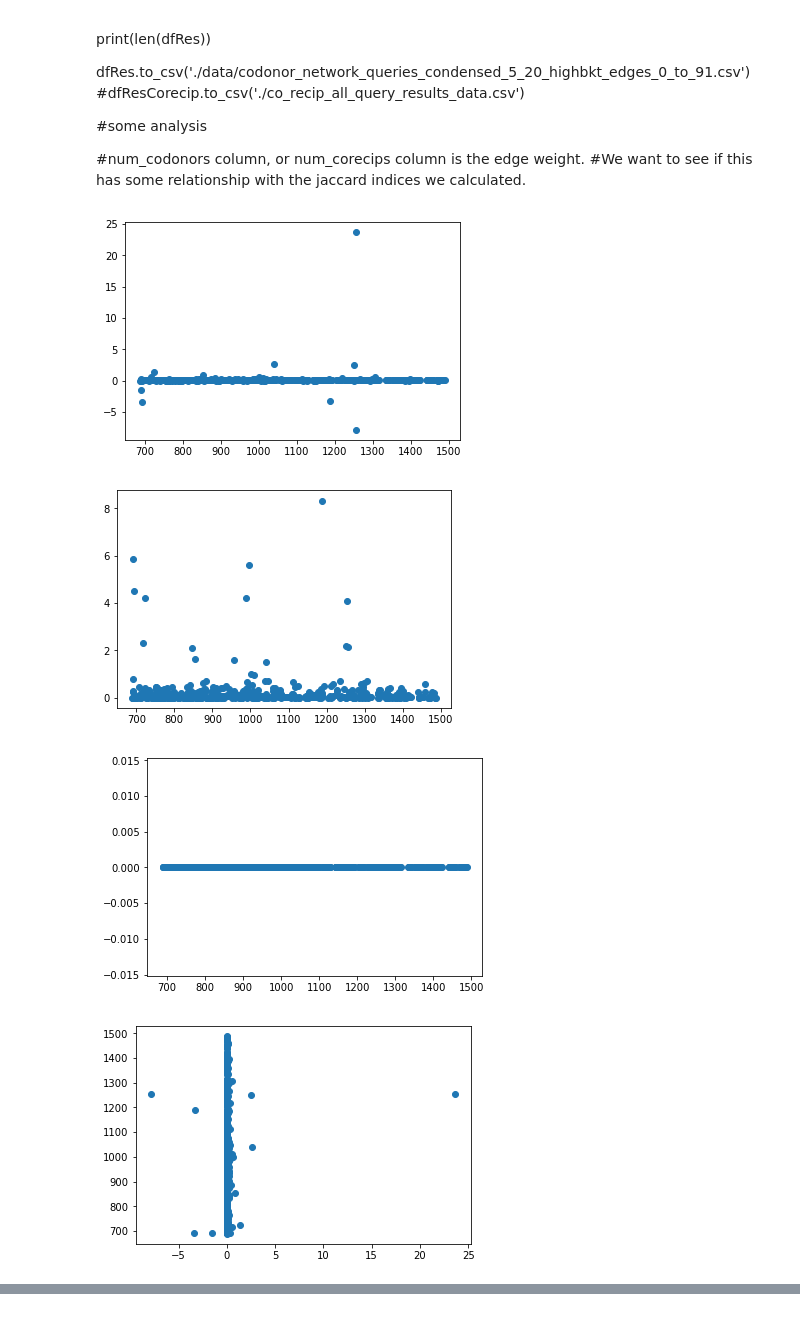
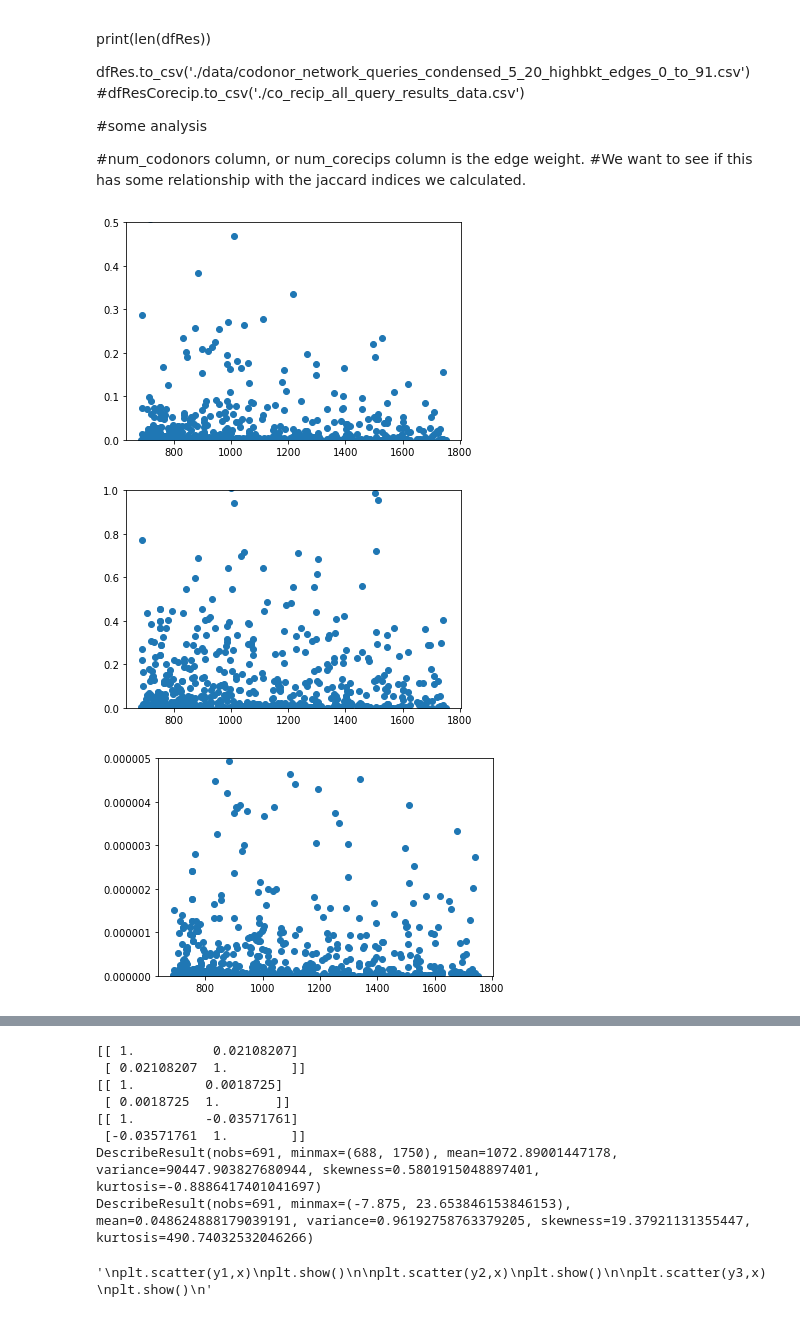
Before and after one commit to arjunhrao/codonor_network_research, a Jupyter notebook: codonor_network_queries_analysis.ipynb, the cells around one changed output, grey strips where cells are left out. Cells and saved outputs as stored; diff of their text form; code cells hidden in the pictures.

```diff
--- a/codonor_network_queries_analysis.ipynb
+++ b/codonor_network_queries_analysis.ipynb
@@ -40,39 +40,52 @@ dfRes = pd.concat([dfRes, temp])
 # %%
 %matplotlib inline
 
-import matplotlib.pyplot
+import matplotlib.pyplot as plt
 import pylab
+import numpy as np
+from scipy import stats
 
 x = dfRes['num_codonors']
 y1 = dfRes['jacInd']
 y2 = dfRes['divMin']
 y3 = dfRes['divProd']
 
 #print(y1.count(0))
 
 #y = dfResCorecips['num_corecips']
 #x = [1,2,3,4]
 #y = [3,4,8,6]
+
 matplotlib.pyplot.scatter(x,y1)
+plt.ylim(0, .5)
 matplotlib.pyplot.show()
 
-matplotlib.pyplot.scatter(x,y2)
-matplotlib.pyplot.show()
+plt.scatter(x,y2)
+plt.ylim(0, 1)
+plt.show()
 
-matplotlib.pyplot.scatter(x,y3)
-matplotlib.pyplot.show()
+plt.scatter(x,y3)
+plt.ylim(0, .000005)
+plt.show()
 
+print(np.corrcoef(x, y1) )
+print(np.corrcoef(x, y2) )
+print(np.corrcoef(x, y3) )
 
-matplotlib.pyplot.scatter(y1,x)
-matplotlib.pyplot.show()
+print(stats.describe(x) )
+print(stats.describe(y1))
 
-matplotlib.pyplot.scatter(y2,x)
-matplotlib.pyplot.show()
+'''
+plt.scatter(y1,x)
+plt.show()
 
-matplotlib.pyplot.scatter(y3,x)
-matplotlib.pyplot.show()
+plt.scatter(y2,x)
+plt.show()
+
+plt.scatter(y3,x)
+plt.show()
+'''
 # %% [output]
-[figure, old version]
+[figure, new version]
-[figure, old version]
+[figure, new version]
-[figure, old version]
+[figure, new version]
-[figure, removed]
@@ -80,0 +92,9 @@ matplotlib.pyplot.show()
+[[ 1.          0.02108207]
+ [ 0.02108207  1.        ]]
+[[ 1.         0.0018725]
+ [ 0.0018725  1.       ]]
+[[ 1.         -0.03571761]
+ [-0.03571761  1.        ]]
+DescribeResult(nobs=691, minmax=(688, 1750), mean=1072.89001447178, variance=90447.903827680944, skewness=0.5801915048897401, kurtosis=-0.8886417401041697)
+DescribeResult(nobs=691, minmax=(-7.875, 23.653846153846153), mean=0.048624888179039191, variance=0.96192758763379205, skewness=19.37921131355447, kurtosis=490.74032532046266)
+'\nplt.scatter(y1,x)\nplt.show()\n\nplt.scatter(y2,x)\nplt.show()\n\nplt.scatter(y3,x)\nplt.show()\n'
```
Also changed, not shown: parts of 3 cells of this notebook, 2 other files.
